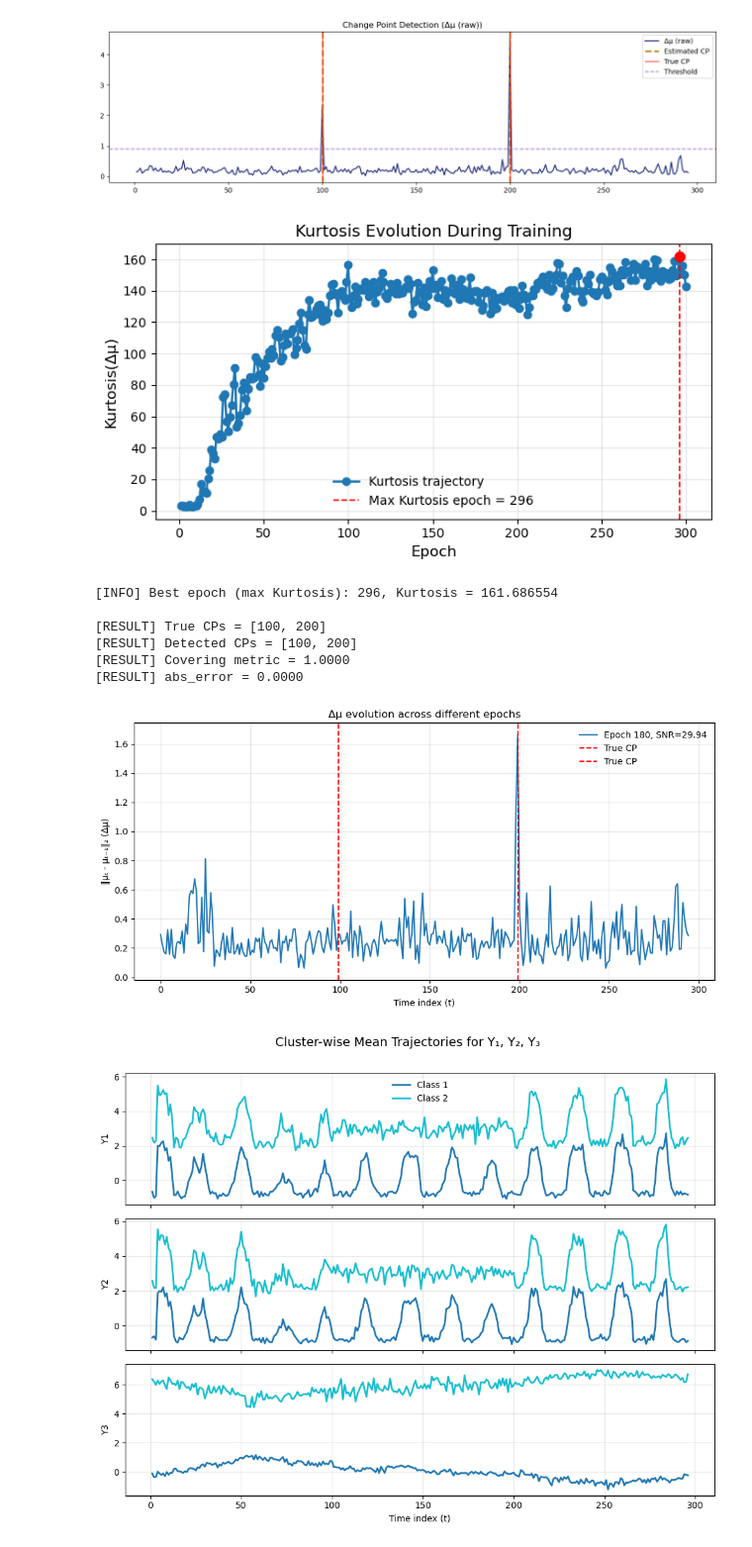
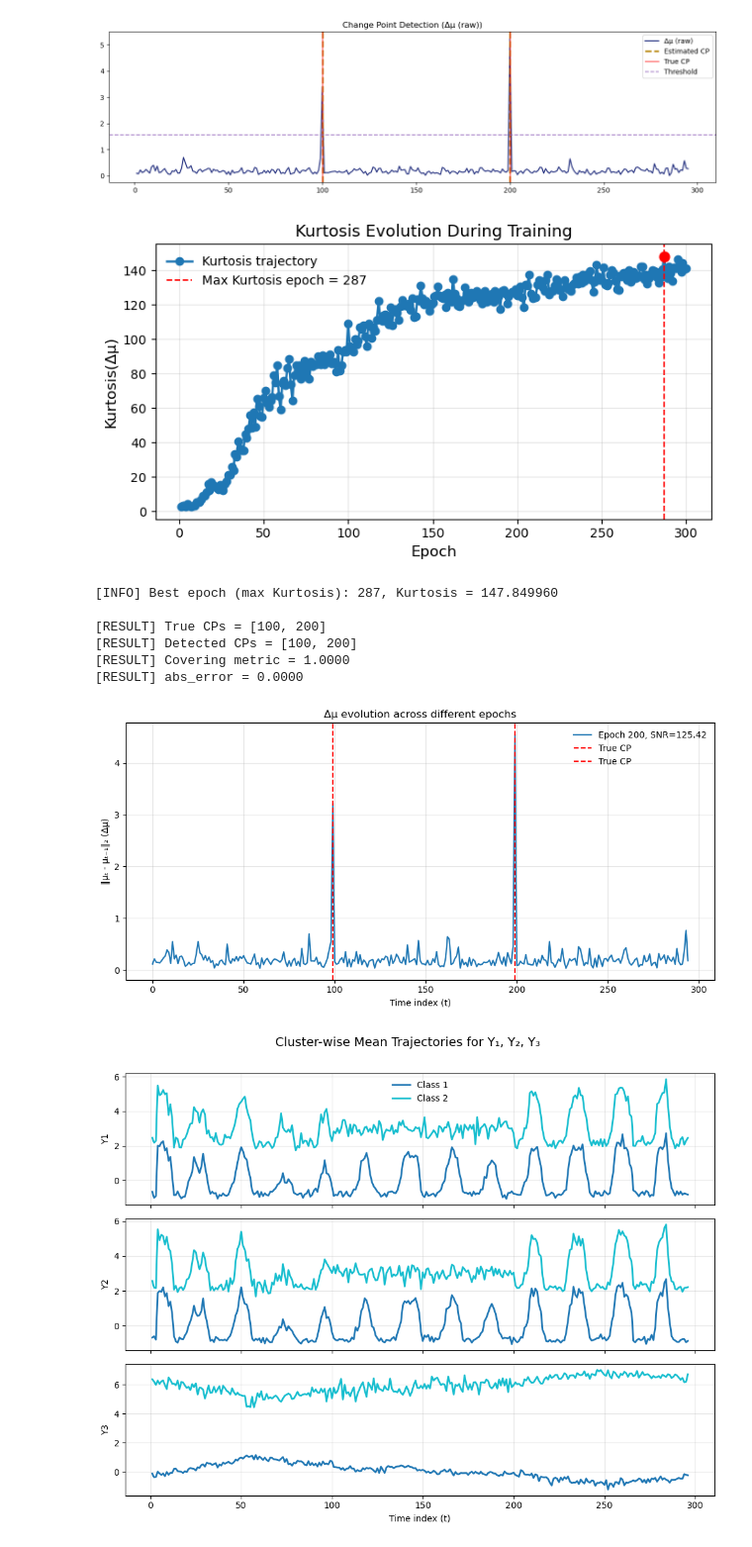
Before and after one commit to allenkei/CPD_FlowCytometry, a Jupyter notebook: sims_py/simulate_sw.ipynb, the cells around one changed output. Shown at 99% size. Saved outputs shown, nothing was run; the diff lists cells and outputs as text; code cells hidden in the pictures.

```diff
--- a/sims_py/test.ipynb
+++ b/sims_py/simulate_sw.ipynb
@@ -14,9 +14,9 @@ os.environ["CUBLAS_WORKSPACE_CONFIG"] = ":16:8"
 import pyreadr
 
 
-Y = pyreadr.read_r("sim_dat_ult.RDS")
+Y = pyreadr.read_r("sim_dat_ult_3.RDS")
 
-X = pyreadr.read_r("sim_x_ult.RDS")
+X = pyreadr.read_r("sim_x_ult_3.RDS")
 
 Y_df = np.array(list(Y.values())[0])
 X_df = np.array(list(X.values())[0])
@@ -72,14 +72,14 @@ args.num_samples = X.shape[1]
 args.decoder_lr = 0.01
 args.decoder_iteration = 20
 args.langevin_s = 0.2
-args.langevin_K = 1000
+args.langevin_K = 100
 args.kappa = 0.8
-args.penalties = [0.01, 0.1, 1]
+args.penalties = [0.01, 0.1, 1, 10]
 args.nu_iteration = 20
 args.output_layer = [50, 50]
 args.scale_y = False
 args.scale_delta = False
-args.signif_level = 0.99
+args.signif_level = 0.9999
 args.true_CP_full = [100,200]
 
 # ======================================================
@@ -103,20 +103,20 @@ y_train, y_test = y_input[odd_idx].reshape(-1, args.y_dim), y_input[even_idx].re
 # ======================================================
 # 9. Penalty selection (half training)
 # ======================================================
-# results_half = []
-# for penalty in args.penalties:
-#     _stdout = sys.stdout
-#     sys.stdout = io.StringIO()  # suppress printing
-#     try:
-#         loss, pen = learn_one_seq_penalty(args, x_train, y_train, x_test, y_test, penalty=penalty, half=True)
-#     finally:
-#         sys.stdout = _stdout
-#     results_half.append([loss, pen])
+results_half = []
+for penalty in args.penalties:
+    _stdout = sys.stdout
+    sys.stdout = io.StringIO()  # suppress printing
+    try:
+        loss, pen = learn_one_seq_penalty(args, x_train, y_train, x_test, y_test, penalty=penalty, half=True)
+    finally:
+        sys.stdout = _stdout
+    results_half.append([loss, pen])
 
-# results_half = np.array(results_half)
-# best_idx = np.argmin(results_half[:, 0])
-# best_penalty = args.penalties[best_idx]
-# print(f"[INFO] Best penalty selected = {best_penalty}")
+results_half = np.array(results_half)
+best_idx = np.argmin(results_half[:, 0])
+best_penalty = args.penalties[best_idx]
+print(f"[INFO] Best penalty selected = {best_penalty}")
 
 # ======================================================
 # 10. Full training using best penalty (record Kurtosis)
@@ -183,6 +183,6 @@ Epoch 300 | Loss=1094.168213 | Kurtosis=142.596420
-[figure, old version]
+[figure, new version]
-[figure, old version]
+[figure, new version]
-[INFO] Best epoch (max Kurtosis): 296, Kurtosis = 161.686554
+[INFO] Best epoch (max Kurtosis): 287, Kurtosis = 147.849960
 
 [RESULT] True CPs = [100, 200]
 [RESULT] Detected CPs = [100, 200]
@@ -192,7 +192,7 @@ Epoch 300 | Loss=1094.168213 | Kurtosis=142.596420
 import matplotlib.pyplot as plt
 
 
-epochs_to_show = [180]
+epochs_to_show = [200]
 plt.figure(figsize=(10, 5))
 
 for e in epochs_to_show:
@@ -208,7 +208,7 @@ plt.legend(frameon=False)
 plt.tight_layout()
 plt.show()
 # %% [output]
-[figure, old version]
+[figure, new version]
 # %%
 import numpy as np
 import matplotlib.pyplot as plt
```
Also changed, not shown: parts of 2 cells of this notebook, 4 other files.
